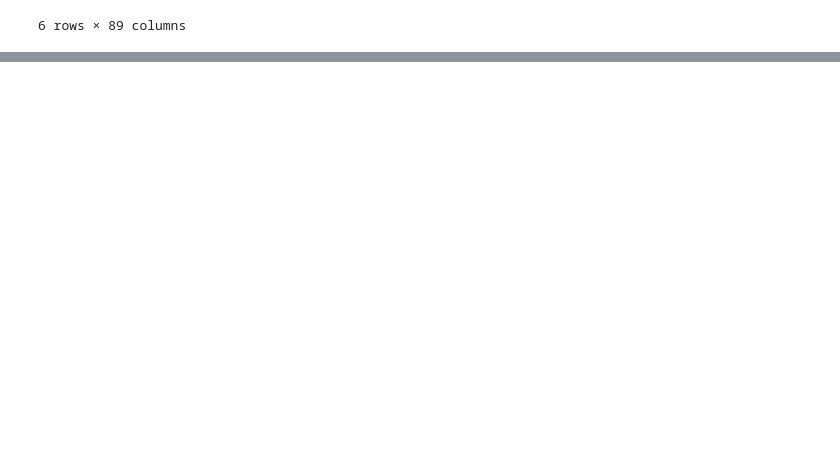
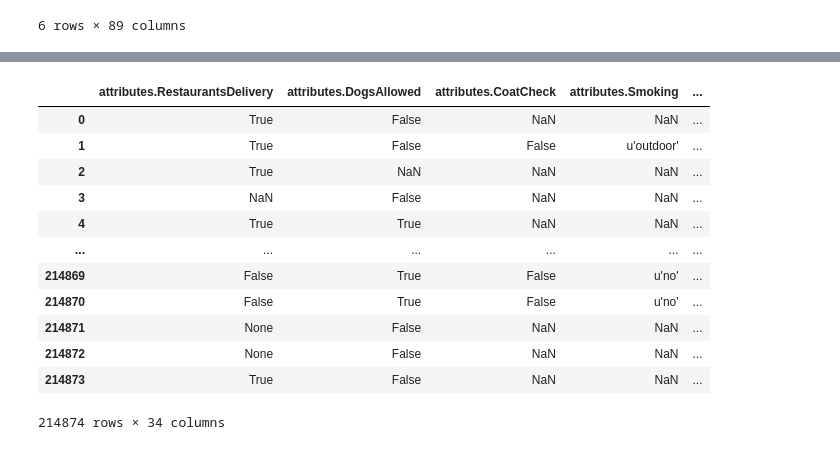
Before and after one commit to sarkaja/NLP, a Jupyter notebook: pripravatextu.ipynb, the cells around one changed output, grey strips where cells are left out. Cells and saved outputs as stored; diff of their text form; code cells hidden in the pictures; blank space fills up the shorter version.

```diff
--- a/pripravatextu.ipynb
+++ b/pripravatextu.ipynb
@@ -395,19 +130,0 @@ KeyboardInterrupt:
-# %%
-def get_wordnet_pos(tag):
-    if tag.startswith('J'):
-        return wordnet.ADJ
-    elif tag.startswith('V'):
-        return wordnet.VERB
-    elif tag.startswith('N'):
-        return wordnet.NOUN
-    elif tag.startswith('R'):
-        return wordnet.ADV
-    else:
-        return wordnet.NOUN
-
-dfin['wordnet_pos'] = dfin['pos_tags'].apply(lambda x: [(word, get_wordnet_pos(pos_tag)) for (word, pos_tag) in x])
-dfin.head()
-# %%
-wnl = WordNetLemmatizer()
-dfin['lemmatized'] = dfin['wordnet_pos'].apply(lambda x: [wnl.lemmatize(word, tag) for word, tag in x])
-dfin.head()
@@ -469,0 +153,3 @@ NameError: name 'dfin' is not defined
+# %%
+#Rovnou ty s hodně nulovými hodnotami dropnem (limit 180k)
+dfin = dfin.drop(['attributes.AcceptsInsurance', 'attributes.DietaryRestrictions', 'attributes.Open24Hours', 'attributes.AgesAllowed', 'attributes.HairSpecializesIn','attributes.RestaurantsCounterService'], axis = 1)
@@ -469,0 +172,4 @@ NameError: name 'dfin' is not defined
+# %%
+#Najdeme si jen ty columns, co jsou jako atributy - (několiik možností odpovědi)
+atributy = [col for col in dfin if col.startswith('attribute')]
+atributy
@@ -469,0 +194,17 @@ NameError: name 'dfin' is not defined
+# %%
+dfatr = dfin[atributy]
+dfatr
+# %% [output]
+|  | attributes.RestaurantsDelivery | attributes.DogsAllowed | attributes.CoatCheck | attributes.Smoking | ... |
+| 0 | True | False | NaN | NaN | ... |
+| 1 | True | False | False | u'outdoor' | ... |
+| 2 | True | NaN | NaN | NaN | ... |
+| 3 | NaN | False | NaN | NaN | ... |
+| 4 | True | True | NaN | NaN | ... |
+| ... | ... | ... | ... | ... | ... |
+| 214869 | False | True | False | u'no' | ... |
+| 214870 | False | True | False | u'no' | ... |
+| 214871 | None | False | NaN | NaN | ... |
+| 214872 | None | False | NaN | NaN | ... |
+| 214873 | True | False | NaN | NaN | ... |
+214874 rows × 34 columns
```
Also changed, not shown: parts of 38 cells of this notebook.
